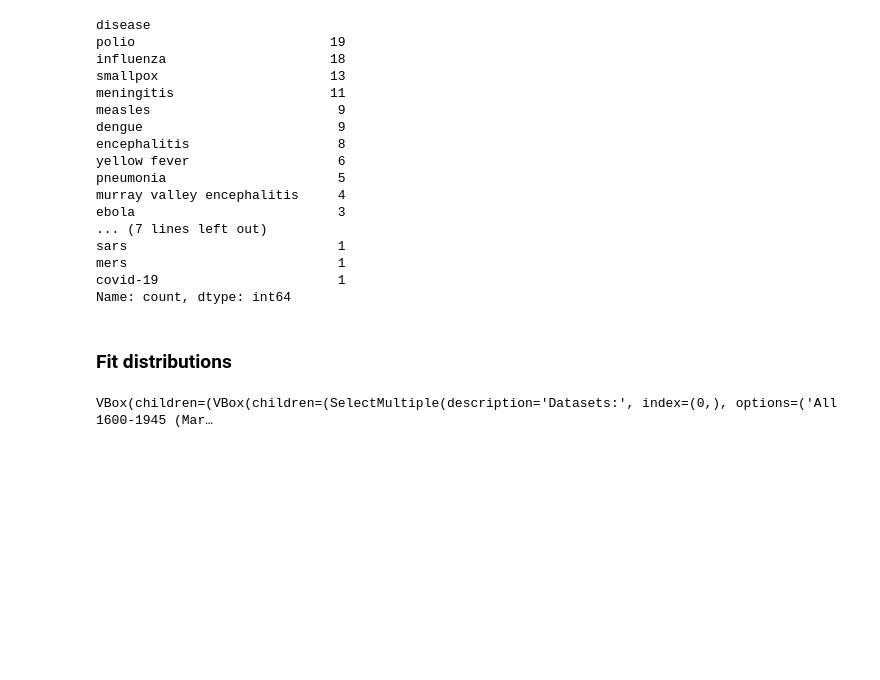
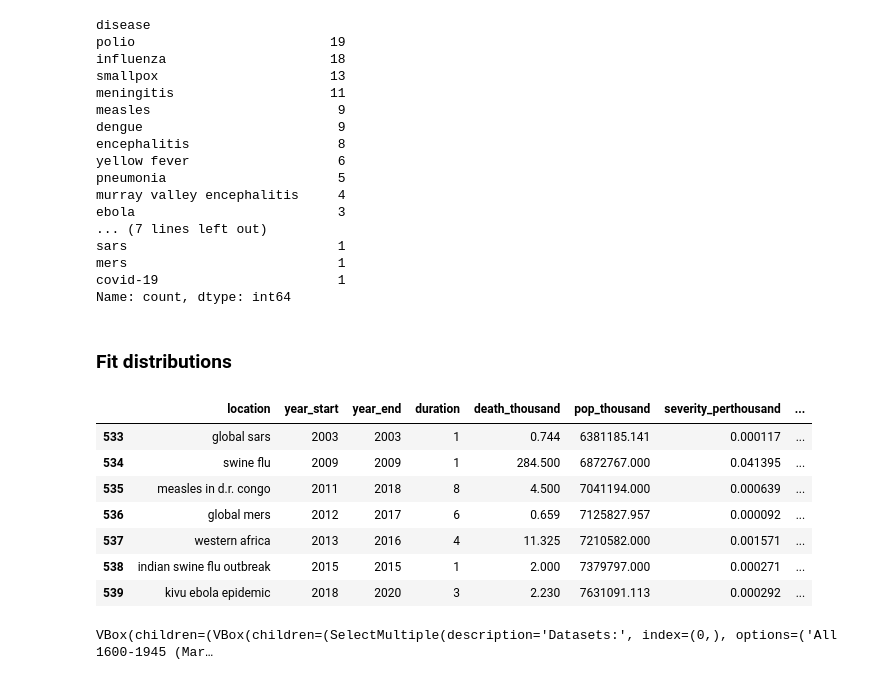
Before and after one commit to DevInnovationLab/pandemic_model_public, a Jupyter notebook: python/notebooks/22 systematic_change_analysis.ipynb, the cells around one changed output. Cells and saved outputs as stored; diff of their text form; code cells hidden in the pictures; blank space fills up the shorter version.

```diff
--- a/python/notebooks/22 systematic_change_analysis.ipynb
+++ b/python/notebooks/22 systematic_change_analysis.ipynb
@@ -346,6 +347,17 @@ def create_arrival_plot():
     ])
 
     return widgets.VBox([controls, interactive_plot.children[-1]])
+# %%
+marani_raw_ds[marani_raw_ds['year_start'].between(2000, 2019)]
+# %% [output]
+|  | location | year_start | year_end | duration | death_thousand | pop_thousand | severity_perthousand | ... |
+| 533 | global sars | 2003 | 2003 | 1 | 0.744 | 6381185.141 | 0.000117 | ... |
+| 534 | swine flu | 2009 | 2009 | 1 | 284.500 | 6872767.000 | 0.041395 | ... |
+| 535 | measles in d.r. congo | 2011 | 2018 | 8 | 4.500 | 7041194.000 | 0.000639 | ... |
+| 536 | global mers | 2012 | 2017 | 6 | 0.659 | 7125827.957 | 0.000092 | ... |
+| 537 | western africa | 2013 | 2016 | 4 | 11.325 | 7210582.000 | 0.001571 | ... |
+| 538 | indian swine flu outbreak | 2015 | 2015 | 1 | 2.000 | 7379797.000 | 0.000271 | ... |
+| 539 | kivu ebola epidemic | 2018 | 2020 | 3 | 2.230 | 7631091.113 | 0.000292 | ... |
 # %%
 create_arrival_plot()
 # %% [output]
```
Also changed, not shown: parts of 4 cells of this notebook, 1 other file.
